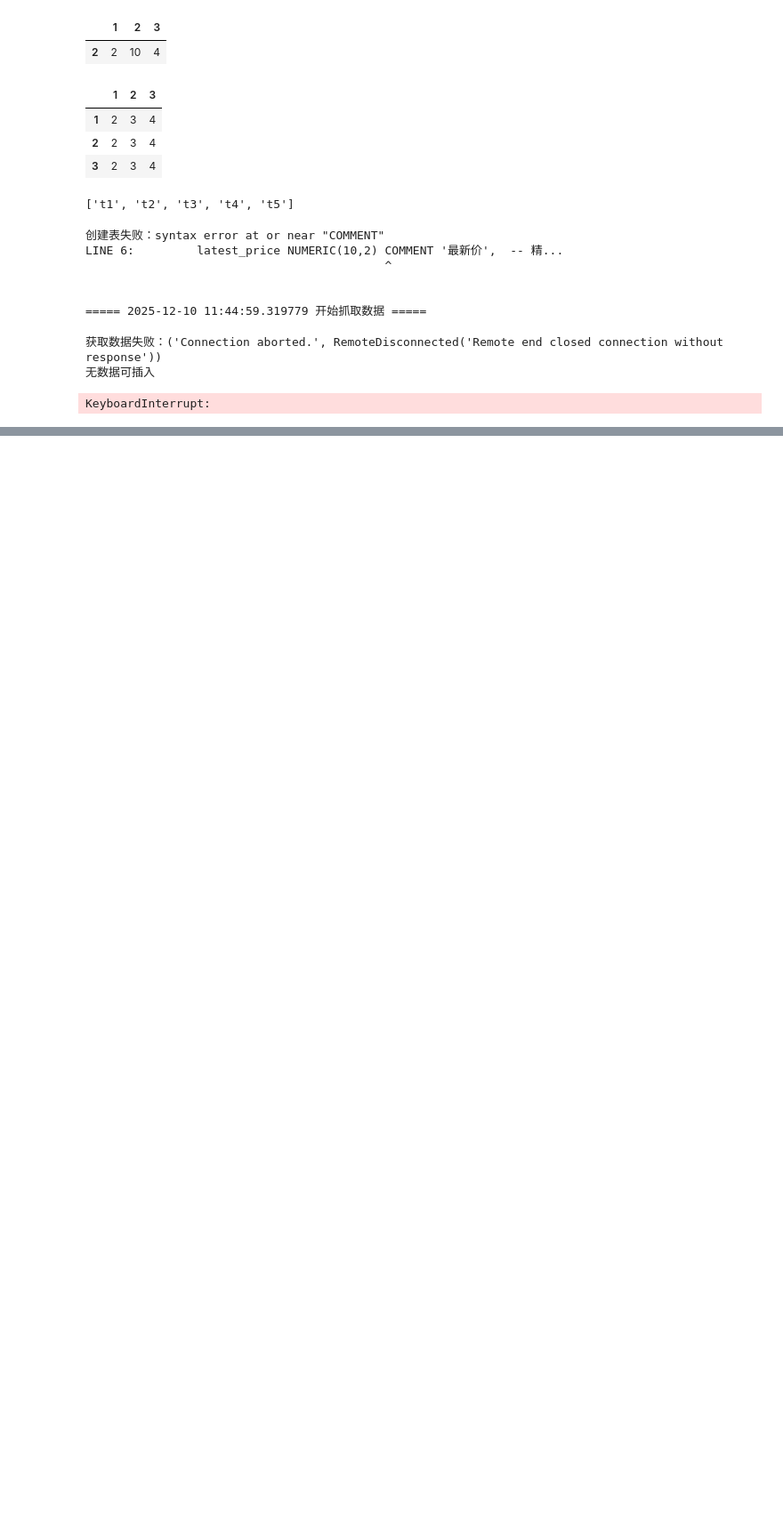
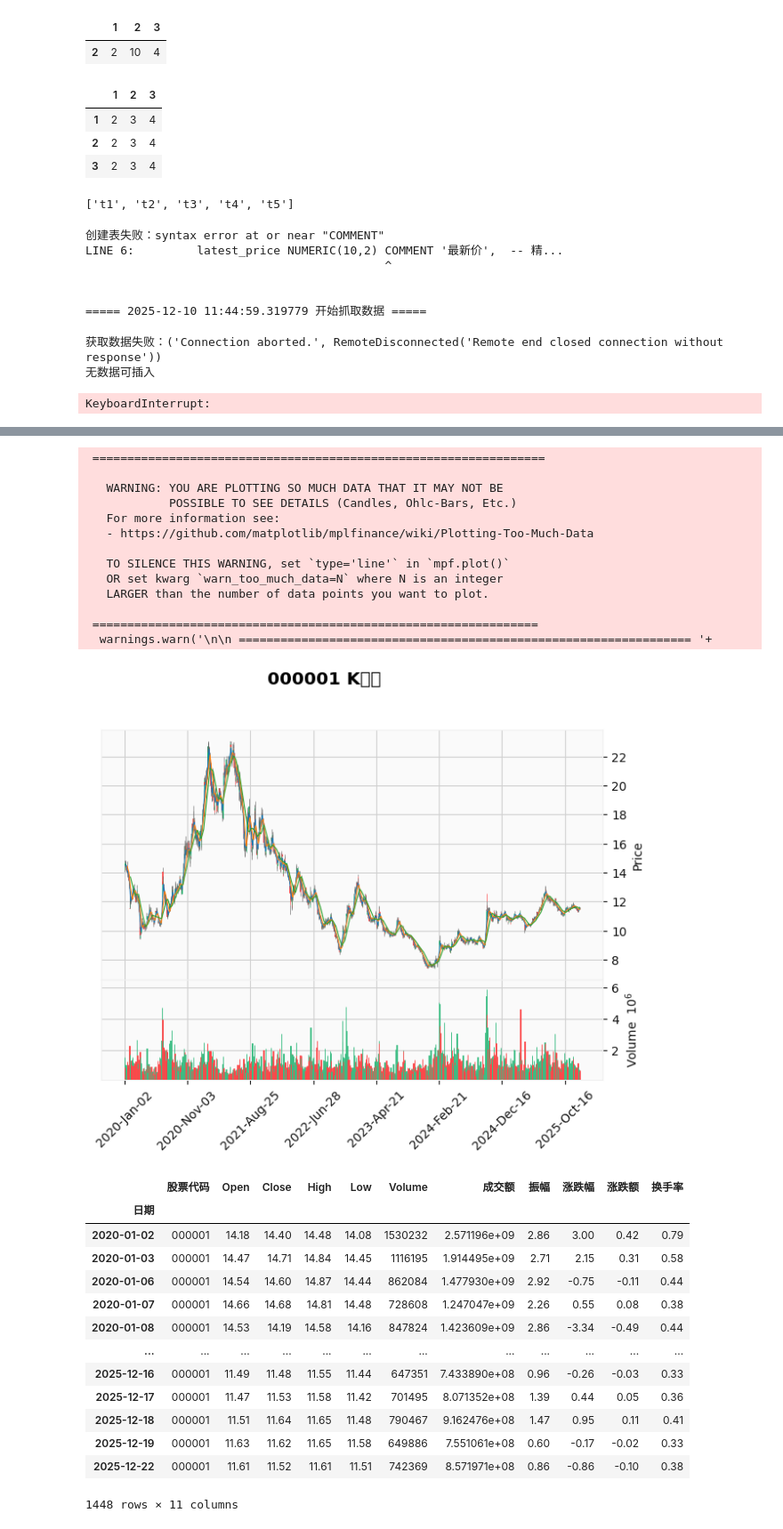
Before and after one commit to zmdsn/ecox, a Jupyter notebook: help.ipynb, the cells around one changed output, grey strips where cells are left out. Shown at 89% size. Saved outputs shown, nothing was run; the diff lists cells and outputs as text; code cells hidden in the pictures; blank space fills up the shorter version.

```diff
--- a/help.ipynb
+++ b/help.ipynb
@@ -634,0 +701,5 @@ datetime.now()
+# %%
+import akshare as ak
+print(ak.__version__)
+stock_zh_a_hist_df = ak.stock_zh_a_hist(symbol="000001", period="daily", start_date="20200101", end_date="20251231", adjust="qfq")
+stock_zh_a_hist_df.tail()
@@ -634,0 +714,57 @@ datetime.now()
+# %%
+# 2. 数据处理
+import mplfinance as mpf
+import pandas as pd
+
+df = stock_zh_a_hist_df
+if '日期' in df.columns:
+    df['日期'] = pd.to_datetime(df['日期'])
+    df.set_index('日期', inplace=True)
+
+# 重命名列以符合mplfinance格式要求
+df.rename(columns={
+    '开盘': 'Open',
+    '收盘': 'Close',
+    '最高': 'High',
+    '最低': 'Low',
+    '成交量': 'Volume'
+}, inplace=True)
+
+# 3. 绘制K线图
+mpf.plot(df,
+         type='candle',  # 蜡烛图类型
+         style='yahoo',  # 样式
+         title=f'000001 K线图',
+         volume=True,    # 显示成交量
+         mav=(5, 10, 20), # 移动平均线
+         show_nontrading=False)
+df
+# %% [output]
+ =================================================================
+
+   WARNING: YOU ARE PLOTTING SO MUCH DATA THAT IT MAY NOT BE
+            POSSIBLE TO SEE DETAILS (Candles, Ohlc-Bars, Etc.)
+   For more information see:
+   - https://github.com/matplotlib/mplfinance/wiki/Plotting-Too-Much-Data
+
+   TO SILENCE THIS WARNING, set `type='line'` in `mpf.plot()`
+   OR set kwarg `warn_too_much_data=N` where N is an integer
+   LARGER than the number of data points you want to plot.
+
+ ================================================================
+  warnings.warn('\n\n ================================================================= '+
+[figure, added]
+|  | 股票代码 | Open | Close | High | Low | Volume | 成交额 | 振幅 | 涨跌幅 | 涨跌额 | 换手率 |
+| 日期 |  |  |  |  |  |  |  |  |  |  |  |
+| 2020-01-02 | 000001 | 14.18 | 14.40 | 14.48 | 14.08 | 1530232 | 2.571196e+09 | 2.86 | 3.00 | 0.42 | 0.79 |
+| 2020-01-03 | 000001 | 14.47 | 14.71 | 14.84 | 14.45 | 1116195 | 1.914495e+09 | 2.71 | 2.15 | 0.31 | 0.58 |
+| 2020-01-06 | 000001 | 14.54 | 14.60 | 14.87 | 14.44 | 862084 | 1.477930e+09 | 2.92 | -0.75 | -0.11 | 0.44 |
+| 2020-01-07 | 000001 | 14.66 | 14.68 | 14.81 | 14.48 | 728608 | 1.247047e+09 | 2.26 | 0.55 | 0.08 | 0.38 |
+| 2020-01-08 | 000001 | 14.53 | 14.19 | 14.58 | 14.16 | 847824 | 1.423609e+09 | 2.86 | -3.34 | -0.49 | 0.44 |
+| ... | ... | ... | ... | ... | ... | ... | ... | ... | ... | ... | ... |
+| 2025-12-16 | 000001 | 11.49 | 11.48 | 11.55 | 11.44 | 647351 | 7.433890e+08 | 0.96 | -0.26 | -0.03 | 0.33 |
+| 2025-12-17 | 000001 | 11.47 | 11.53 | 11.58 | 11.42 | 701495 | 8.071352e+08 | 1.39 | 0.44 | 0.05 | 0.36 |
+| 2025-12-18 | 000001 | 11.51 | 11.64 | 11.65 | 11.48 | 790467 | 9.162476e+08 | 1.47 | 0.95 | 0.11 | 0.41 |
+| 2025-12-19 | 000001 | 11.63 | 11.62 | 11.65 | 11.58 | 649886 | 7.551061e+08 | 0.60 | -0.17 | -0.02 | 0.33 |
+| 2025-12-22 | 000001 | 11.61 | 11.52 | 11.61 | 11.51 | 742369 | 8.571971e+08 | 0.86 | -0.86 | -0.10 | 0.38 |
+1448 rows × 11 columns
```
Also changed, not shown: parts of 28 cells of this notebook, 53 other files.
